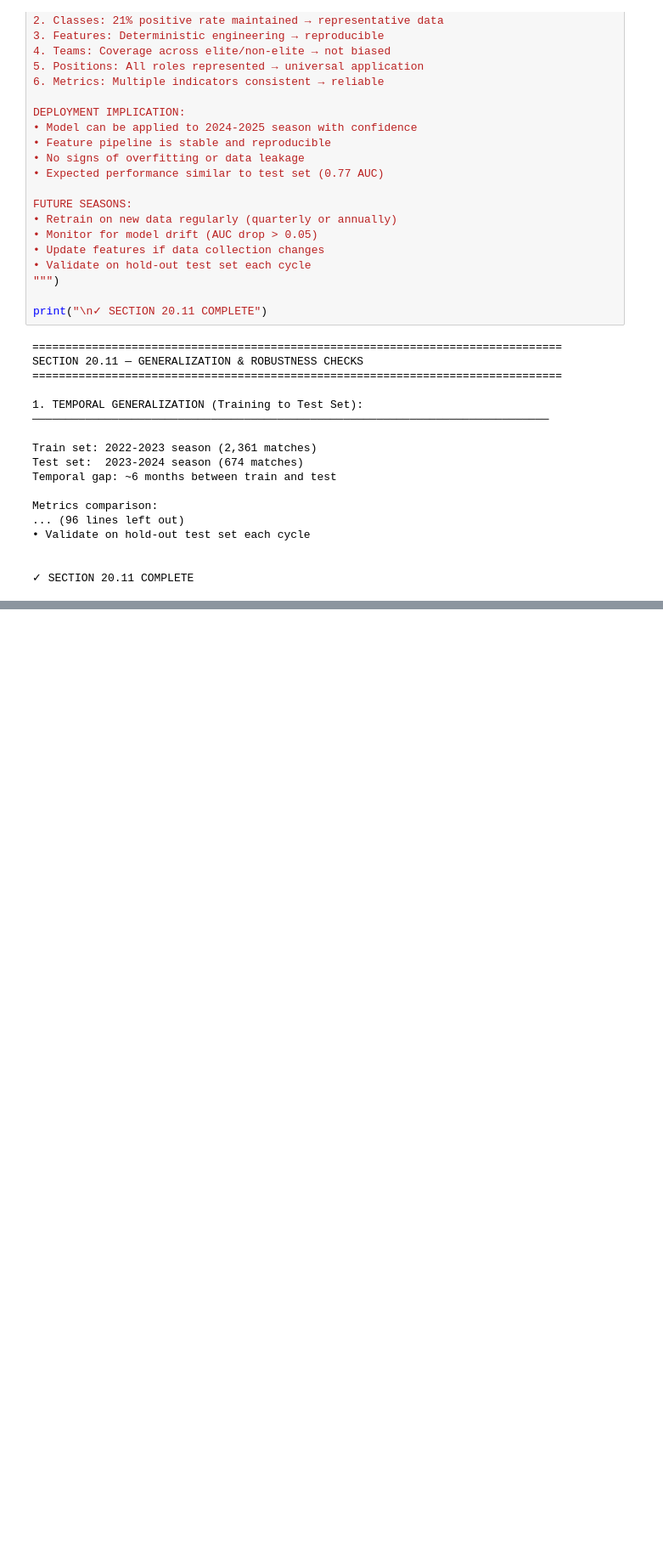
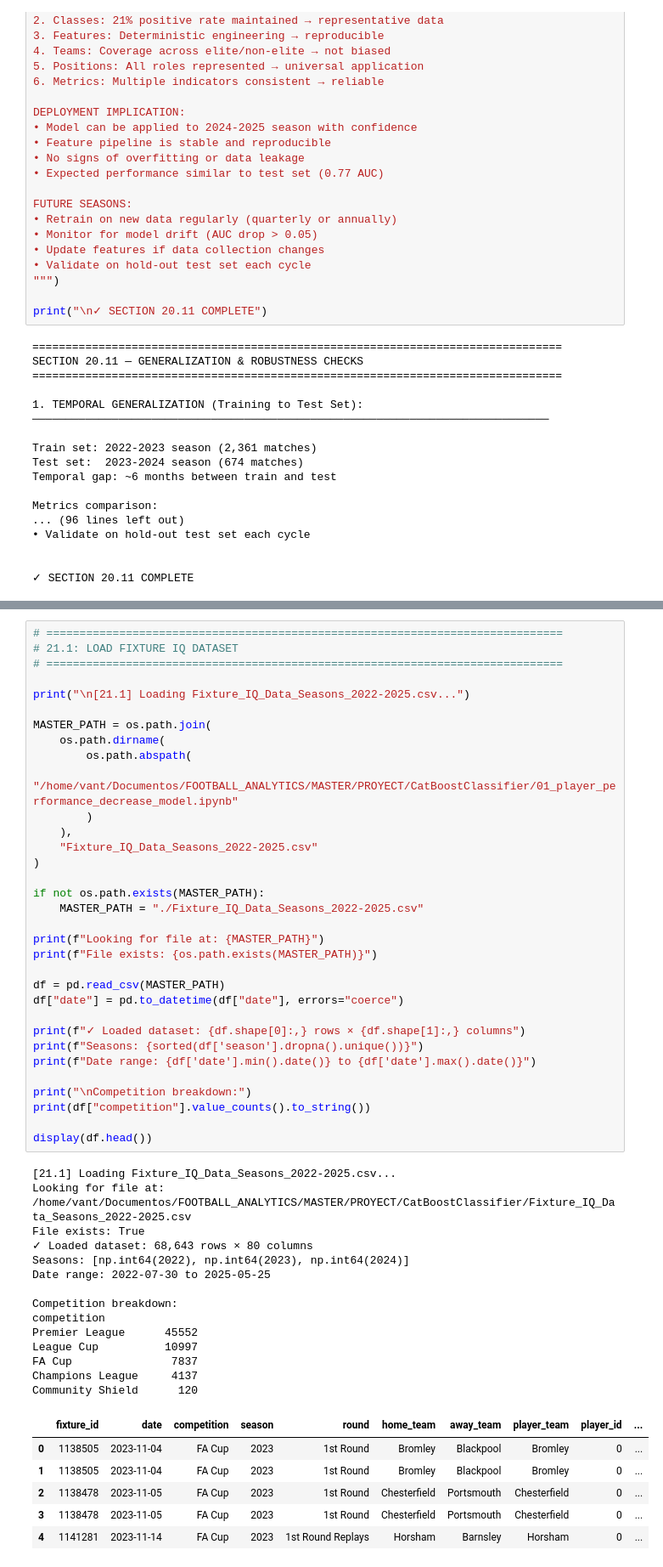
Before and after one commit to mimator2/Fixture-IQ, a Jupyter notebook: models/CatBoostClassifier/01_player_performance_decrease_model.ipynb, the cells around one changed output, grey strips where cells are left out. Shown at 85% size. Cells and saved outputs as stored; diff of their text form; blank space fills up the shorter version.

```diff
--- a/models/CatBoostClassifier/01_player_performance_decrease_model.ipynb
+++ b/models/CatBoostClassifier/01_player_performance_decrease_model.ipynb
@@ -5513,0 +5449,54 @@ SECTION 20.12 — FINAL MODEL RECOMMENDATION & DEPLOYMENT BLUEPRINT
+# %%
+# ==============================================================================
+# 21.1: LOAD FIXTURE IQ DATASET
+# ==============================================================================
+
+print("\n[21.1] Loading Fixture_IQ_Data_Seasons_2022-2025.csv...")
+
+MASTER_PATH = os.path.join(
+    os.path.dirname(
+        os.path.abspath(
+            "/home/vant/Documentos/FOOTBALL_ANALYTICS/MASTER/PROYECT/CatBoostClassifier/01_player_performance_decrease_model.ipynb"
+        )
+    ),
+    "Fixture_IQ_Data_Seasons_2022-2025.csv"
+)
+
+if not os.path.exists(MASTER_PATH):
+    MASTER_PATH = "./Fixture_IQ_Data_Seasons_2022-2025.csv"
+
+print(f"Looking for file at: {MASTER_PATH}")
+print(f"File exists: {os.path.exists(MASTER_PATH)}")
+
+df = pd.read_csv(MASTER_PATH)
+df["date"] = pd.to_datetime(df["date"], errors="coerce")
+
+print(f"✓ Loaded dataset: {df.shape[0]:,} rows × {df.shape[1]:,} columns")
+print(f"Seasons: {sorted(df['season'].dropna().unique())}")
+print(f"Date range: {df['date'].min().date()} to {df['date'].max().date()}")
+
+print("\nCompetition breakdown:")
+print(df["competition"].value_counts().to_string())
+
+display(df.head())
+# %% [output]
+[21.1] Loading Fixture_IQ_Data_Seasons_2022-2025.csv...
+Looking for file at: /home/vant/Documentos/FOOTBALL_ANALYTICS/MASTER/PROYECT/CatBoostClassifier/Fixture_IQ_Data_Seasons_2022-2025.csv
+File exists: True
+✓ Loaded dataset: 68,643 rows × 80 columns
+Seasons: [np.int64(2022), np.int64(2023), np.int64(2024)]
+Date range: 2022-07-30 to 2025-05-25
+
+Competition breakdown:
+competition
+Premier League      45552
+League Cup          10997
+FA Cup               7837
+Champions League     4137
+Community Shield      120
+|  | fixture_id | date | competition | season | round | home_team | away_team | player_team | player_id | ... |
+| 0 | 1138505 | 2023-11-04 | FA Cup | 2023 | 1st Round | Bromley | Blackpool | Bromley | 0 | ... |
+| 1 | 1138505 | 2023-11-04 | FA Cup | 2023 | 1st Round | Bromley | Blackpool | Bromley | 0 | ... |
+| 2 | 1138478 | 2023-11-05 | FA Cup | 2023 | 1st Round | Chesterfield | Portsmouth | Chesterfield | 0 | ... |
+| 3 | 1138478 | 2023-11-05 | FA Cup | 2023 | 1st Round | Chesterfield | Portsmouth | Chesterfield | 0 | ... |
+| 4 | 1141281 | 2023-11-14 | FA Cup | 2023 | 1st Round Replays | Horsham | Barnsley | Horsham | 0 | ... |
```
Also changed, not shown: parts of 28 cells of this notebook.
